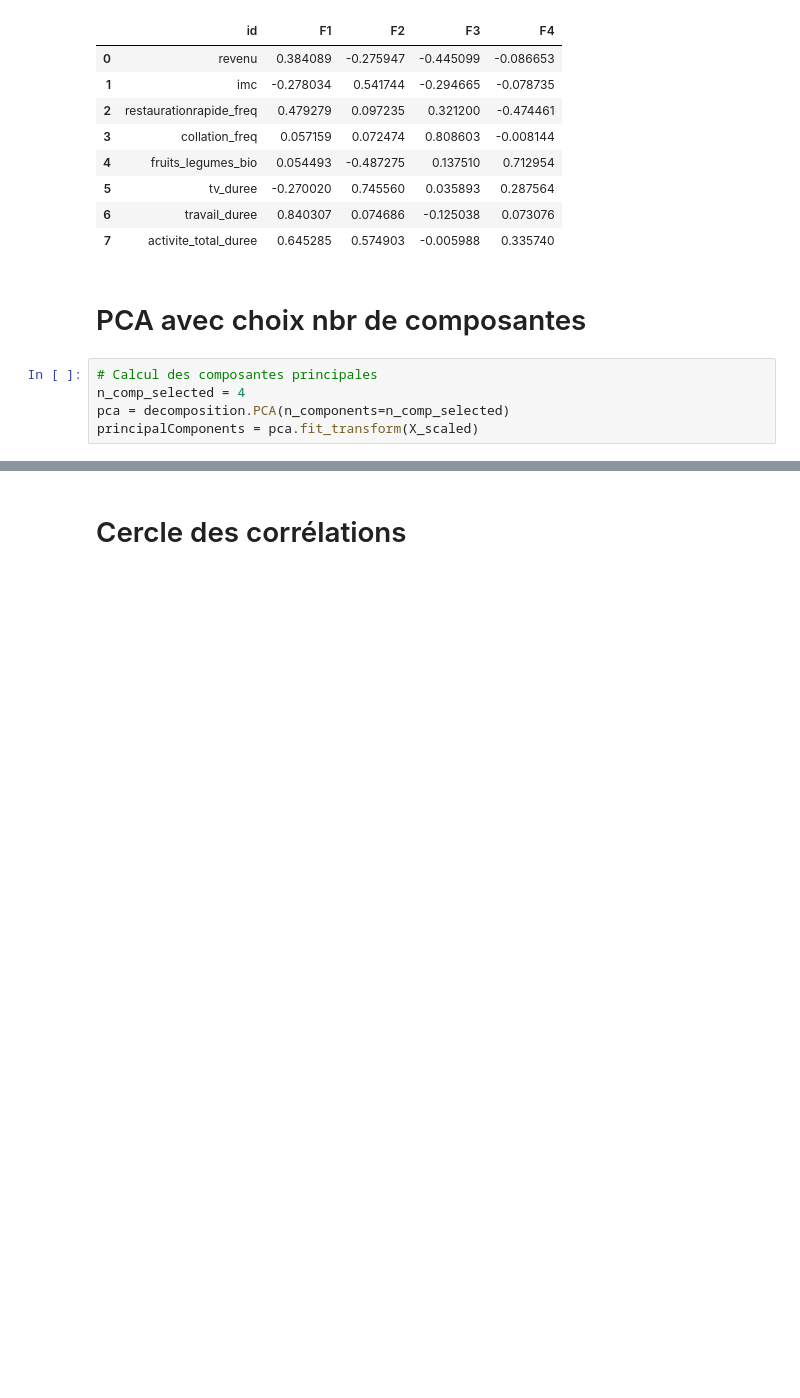
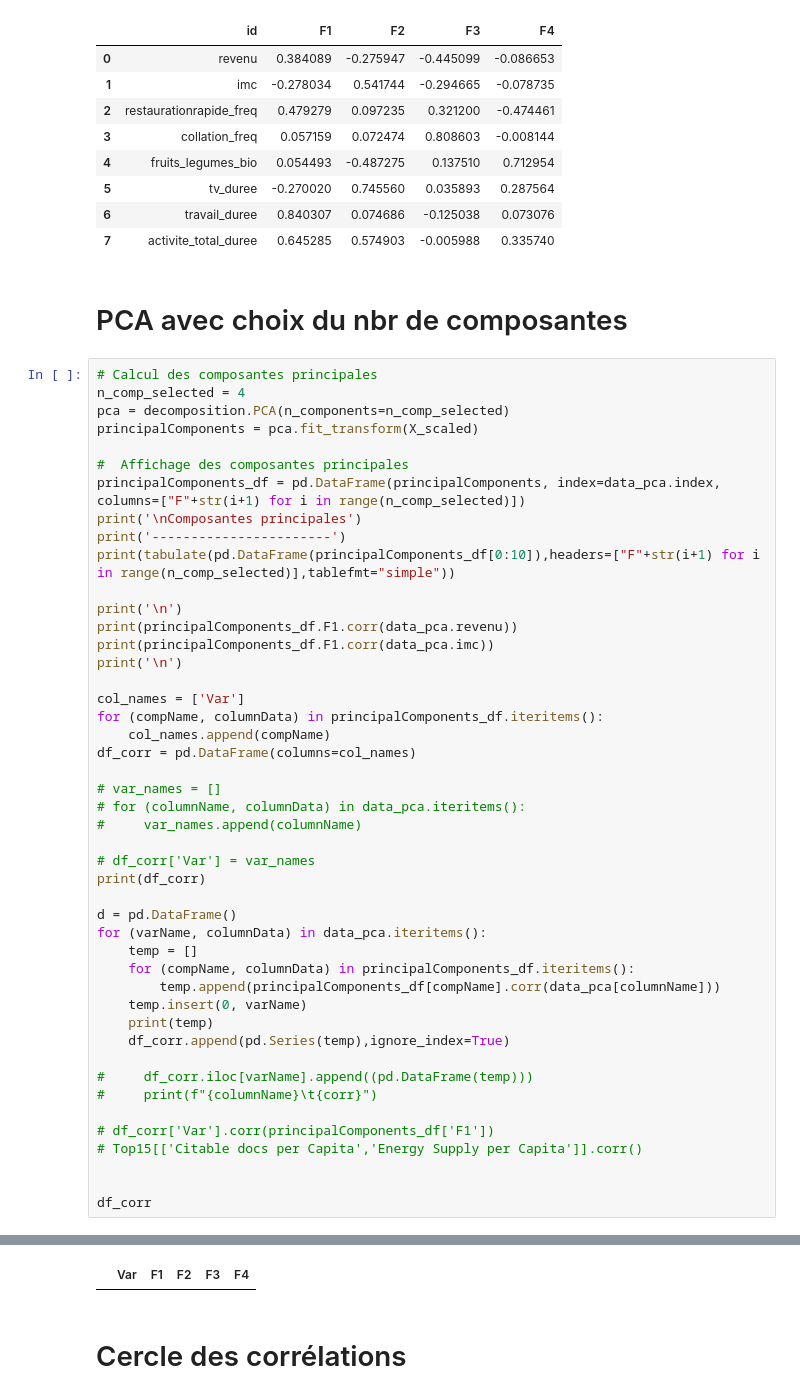
Before and after one commit to flabastie/inca3, a Jupyter notebook: pop2_acp.ipynb, the cells around one changed output, grey strips where cells are left out. Saved outputs shown, nothing was run; the diff lists cells and outputs as text; blank space fills up the shorter version.

```diff
--- a/pop2_acp.ipynb
+++ b/pop2_acp.ipynb
@@ -356,9 +358,51 @@ pd.DataFrame({'id':data_pca.columns,'F1':corvar[:,0],'F2':corvar[:,1], 'F3':corv
 | 6 | travail_duree | 0.840307 | 0.074686 | -0.125038 | 0.073076 |
 | 7 | activite_total_duree | 0.645285 | 0.574903 | -0.005988 | 0.335740 |
 # %% [markdown]
-# PCA avec choix nbr de composantes
+# PCA avec choix du nbr de composantes
-# %%
-# Calcul des composantes principales
-n_comp_selected = 4
-pca = decomposition.PCA(n_components=n_comp_selected)
-principalComponents = pca.fit_transform(X_scaled)
+# %%
+# Calcul des composantes principales
+n_comp_selected = 4
+pca = decomposition.PCA(n_components=n_comp_selected)
+principalComponents = pca.fit_transform(X_scaled)
+
+#  Affichage des composantes principales
+principalComponents_df = pd.DataFrame(principalComponents, index=data_pca.index, columns=["F"+str(i+1) for i in range(n_comp_selected)])
+print('\nComposantes principales')
+print('-----------------------')
+print(tabulate(pd.DataFrame(principalComponents_df[0:10]),headers=["F"+str(i+1) for i in range(n_comp_selected)],tablefmt="simple"))
+
+print('\n')
+print(principalComponents_df.F1.corr(data_pca.revenu))
+print(principalComponents_df.F1.corr(data_pca.imc))
+print('\n')
+
+col_names = ['Var']
+for (compName, columnData) in principalComponents_df.iteritems():
+    col_names.append(compName)
+df_corr = pd.DataFrame(columns=col_names)
+
+# var_names = []
+# for (columnName, columnData) in data_pca.iteritems():
+#     var_names.append(columnName)
+
+# df_corr['Var'] = var_names
+print(df_corr)
+
+d = pd.DataFrame()
+for (varName, columnData) in data_pca.iteritems():
+    temp = []
+    for (compName, columnData) in principalComponents_df.iteritems():
+        temp.append(principalComponents_df[compName].corr(data_pca[columnName]))
+    temp.insert(0, varName)
+    print(temp)
+    df_corr.append(pd.Series(temp),ignore_index=True)
+
+#     df_corr.iloc[varName].append((pd.DataFrame(temp)))
+#     print(f"{columnName}\t{corr}")
+
+# df_corr['Var'].corr(principalComponents_df['F1'])
+# Top15[['Citable docs per Capita','Energy Supply per Capita']].corr()
+
+
+df_corr
+# %% [output]
@@ -365,3 +426,4 @@ principalComponents = pca.fit_transform(X_scaled)
+|  | Var | F1 | F2 | F3 | F4 |
 # %% [markdown]
 # Cercle des corrélations
 # %%
```
Also changed, not shown: parts of 3 cells of this notebook.
